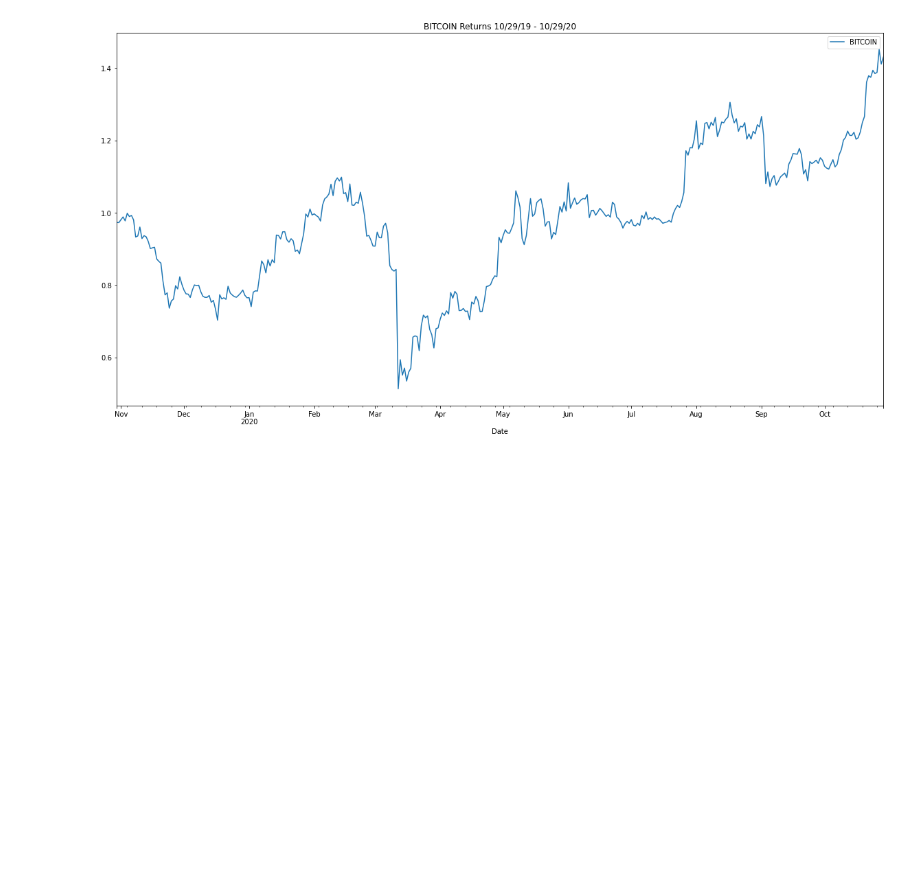
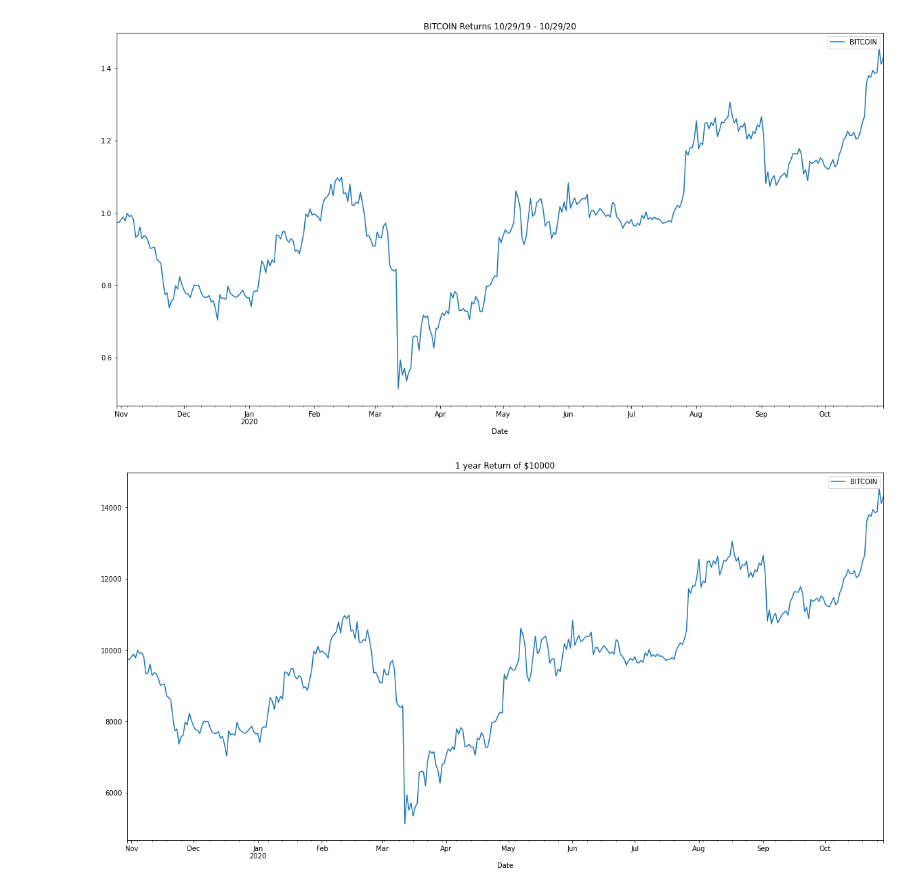
Before and after one commit to Milticket414/Dream-Team, a Jupyter notebook: notebooks/chinedozi.ipynb, the cells around one changed output. Saved outputs shown, nothing was run; the diff lists cells and outputs as text; code cells hidden in the pictures; blank space fills up the shorter version.

```diff
--- a/notebooks/chinedozi.ipynb
+++ b/notebooks/chinedozi.ipynb
@@ -88,3 +88,10 @@ bitcoin_returns.plot(figsize = (20,10), title="BITCOIN Returns 10/29/19 - 10/29/
 # %% [output]
 <matplotlib.axes._subplots.AxesSubplot at 0x...>
 [figure]
+# %%
+# Return of initial investment of $10000
+initial_btc_investment = 10000
+
+total_bitcoin_returns = (initial_btc_investment * bitcoin_returns).plot(figsize = (20,10), title=(f"1 year Return of ${initial_btc_investment}"))
+# %% [output]
+[figure, added]
```
Also changed, not shown: parts of 1 cell of this notebook.
